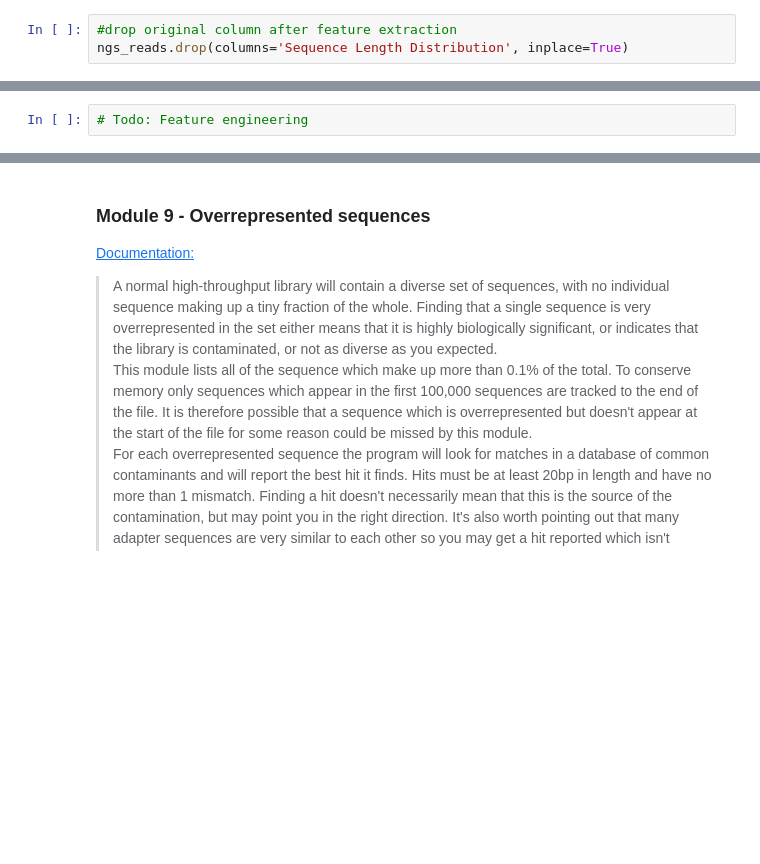
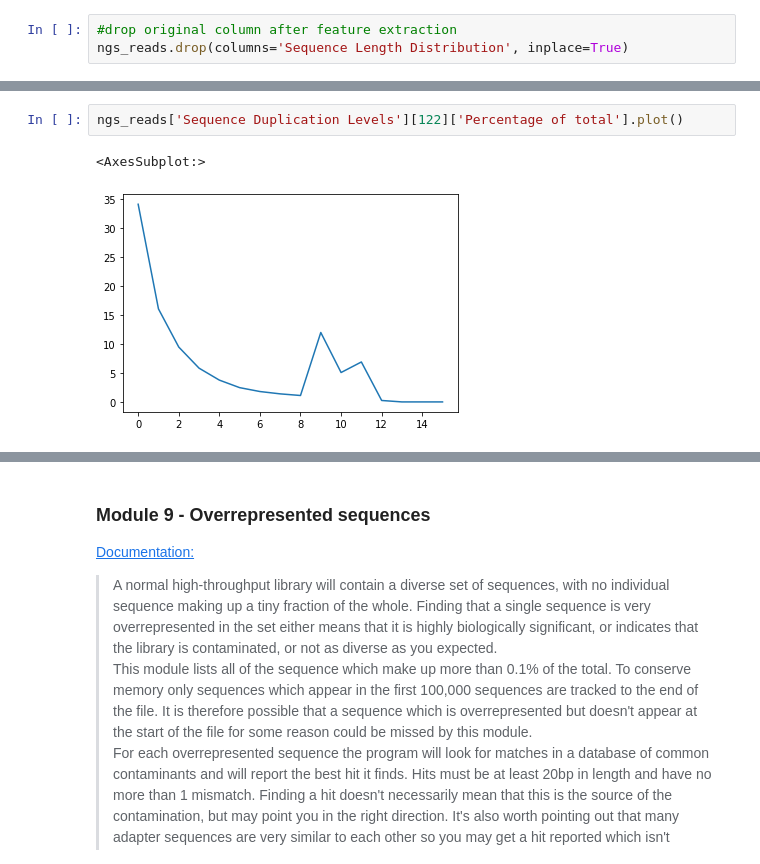
Before and after one commit to AlexHTW/ngs_quality_control, a Jupyter notebook: 06_feature_engineering_modules.ipynb, the cells around one changed output, grey strips where cells are left out. Saved outputs shown, nothing was run; the diff lists cells and outputs as text; blank space fills up the shorter version.

Commit message:
added module 8 feature engineering

```diff
--- a/06_feature_engineering_modules.ipynb
+++ b/06_feature_engineering_modules.ipynb
@@ -483,2 +510,5 @@ The module also calculates an expected overall loss of sequence were the library
 # %%
-# Todo: Feature engineering
+ngs_reads['Sequence Duplication Levels'][122]['Percentage of total'].plot()
+# %% [output]
+<AxesSubplot:>
+[figure, added]
```
Also changed, not shown: parts of 31 cells of this notebook.
